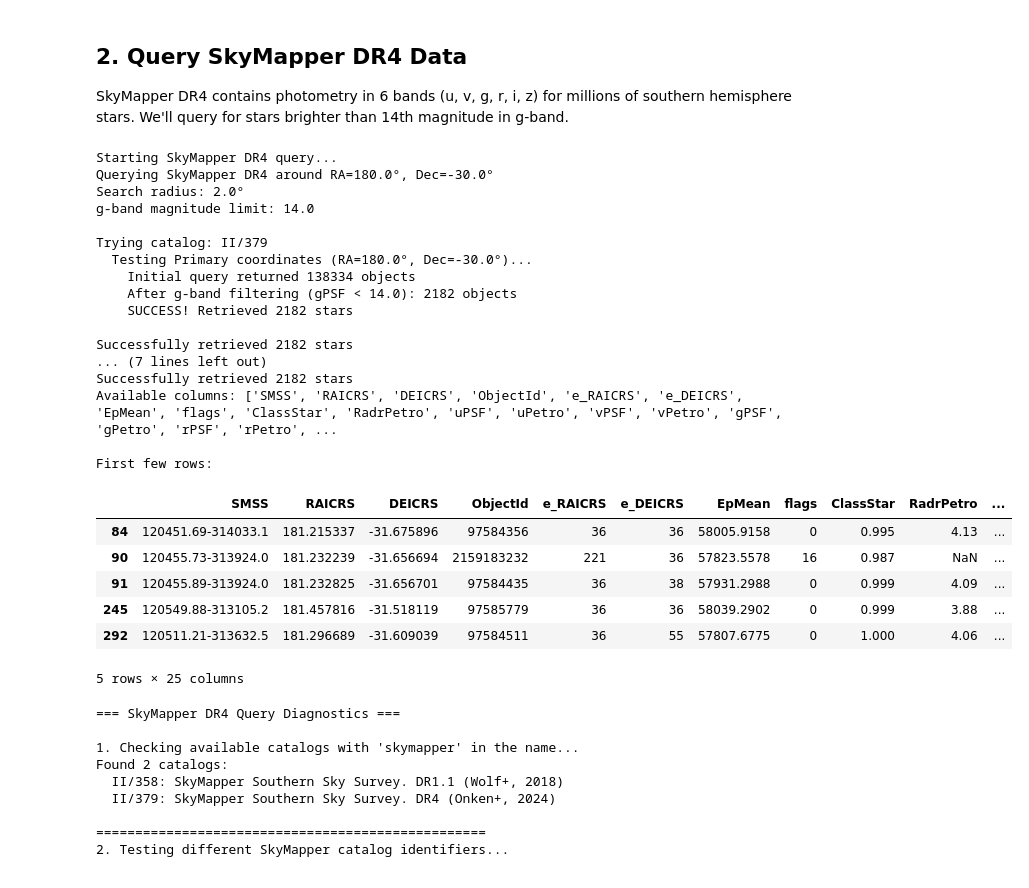
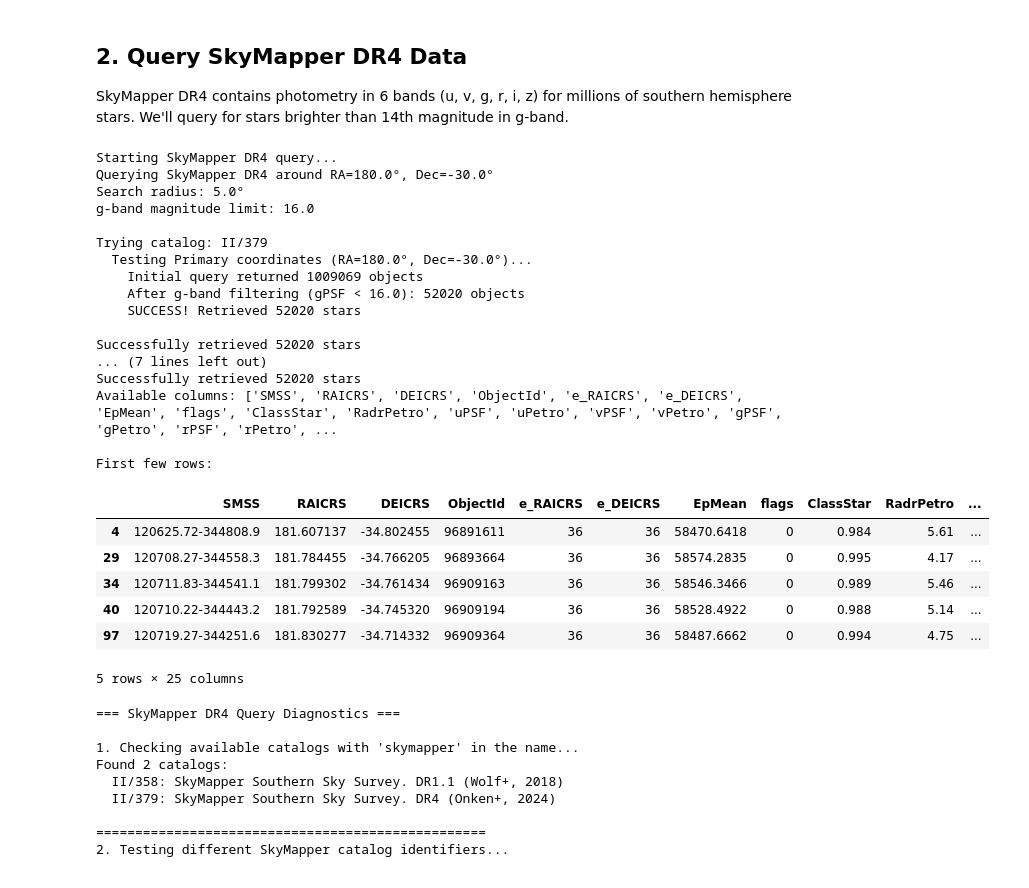
Before and after one commit to aegiskeller/AstroPlanner, a Jupyter notebook: skymapper_vae_exploration.ipynb, the cells around one changed output. Saved outputs shown, nothing was run; the diff lists cells and outputs as text; code cells hidden in the pictures.

```diff
--- a/skymapper_vae_exploration.ipynb
+++ b/skymapper_vae_exploration.ipynb
@@ -222,48 +222,48 @@ def generate_synthetic_skymapper_data(n_samples=15000):
 print("Starting SkyMapper DR4 query...")
 stars_df = query_skymapper_dr4(
     ra_center=180.0,
     dec_center=-30.0,
-    radius=2.0,    # Smaller radius for better success rate
-    g_mag_limit=14.0,
-    sample_size=30000
+    radius=5.0,    # Increased radius for more stars
+    g_mag_limit=16.0,  # Fainter magnitude limit for more stars
+    sample_size=60000  # Increased sample size
 )
 
 # If real data query fails, use synthetic data
 if stars_df is None:
     print("\nSkyMapper query failed, generating synthetic data for demonstration...")
     stars_df = generate_synthetic_skymapper_data(n_samples=15000)
 
 if stars_df is not None:
     print(f"\nSuccessfully retrieved {len(stars_df)} stars")
     print(f"Available columns: {list(stars_df.columns)}")
     print(f"\nFirst few rows:")
     display(stars_df.head())
 else:
     print("Failed to retrieve or generate data")
 # %% [output]
 Starting SkyMapper DR4 query...
 Querying SkyMapper DR4 around RA=180.0°, Dec=-30.0°
-Search radius: 2.0°
-g-band magnitude limit: 14.0
+Search radius: 5.0°
+g-band magnitude limit: 16.0
 
 Trying catalog: II/379
   Testing Primary coordinates (RA=180.0°, Dec=-30.0°)...
-    Initial query returned 138334 objects
-    After g-band filtering (gPSF < 14.0): 2182 objects
-    SUCCESS! Retrieved 2182 stars
+    Initial query returned 1009069 objects
+    After g-band filtering (gPSF < 16.0): 52020 objects
+    SUCCESS! Retrieved 52020 stars
 
-Successfully retrieved 2182 stars
+Successfully retrieved 52020 stars
 ... (7 lines left out)
-Successfully retrieved 2182 stars
+Successfully retrieved 52020 stars
 Available columns: ['SMSS', 'RAICRS', 'DEICRS', 'ObjectId', 'e_RAICRS', 'e_DEICRS', 'EpMean', 'flags', 'ClassStar', 'RadrPetro', 'uPSF', 'uPetro', 'vPSF', 'vPetro', 'gPSF', 'gPetro', 'rPSF', 'rPetro', ...
 
 First few rows:
 |  | SMSS | RAICRS | DEICRS | ObjectId | e_RAICRS | e_DEICRS | EpMean | flags | ClassStar | RadrPetro | ... |
-| 84 | 120451.69-314033.1 | 181.215337 | -31.675896 | 97584356 | 36 | 36 | 58005.9158 | 0 | 0.995 | 4.13 | ... |
-| 90 | 120455.73-313924.0 | 181.232239 | -31.656694 | 2159183232 | 221 | 36 | 57823.5578 | 16 | 0.987 | NaN | ... |
-| 91 | 120455.89-313924.0 | 181.232825 | -31.656701 | 97584435 | 36 | 38 | 57931.2988 | 0 | 0.999 | 4.09 | ... |
-| 245 | 120549.88-313105.2 | 181.457816 | -31.518119 | 97585779 | 36 | 36 | 58039.2902 | 0 | 0.999 | 3.88 | ... |
-| 292 | 120511.21-313632.5 | 181.296689 | -31.609039 | 97584511 | 36 | 55 | 57807.6775 | 0 | 1.000 | 4.06 | ... |
+| 4 | 120625.72-344808.9 | 181.607137 | -34.802455 | 96891611 | 36 | 36 | 58470.6418 | 0 | 0.984 | 5.61 | ... |
+| 29 | 120708.27-344558.3 | 181.784455 | -34.766205 | 96893664 | 36 | 36 | 58574.2835 | 0 | 0.995 | 4.17 | ... |
+| 34 | 120711.83-344541.1 | 181.799302 | -34.761434 | 96909163 | 36 | 36 | 58546.3466 | 0 | 0.989 | 5.46 | ... |
+| 40 | 120710.22-344443.2 | 181.792589 | -34.745320 | 96909194 | 36 | 36 | 58528.4922 | 0 | 0.988 | 5.14 | ... |
+| 97 | 120719.27-344251.6 | 181.830277 | -34.714332 | 96909364 | 36 | 36 | 58487.6662 | 0 | 0.994 | 4.75 | ... |
 5 rows × 25 columns
 # %%
 # Diagnostic: Let's investigate the SkyMapper DR4 query issue
```
Also changed, not shown: parts of 9 cells of this notebook.
